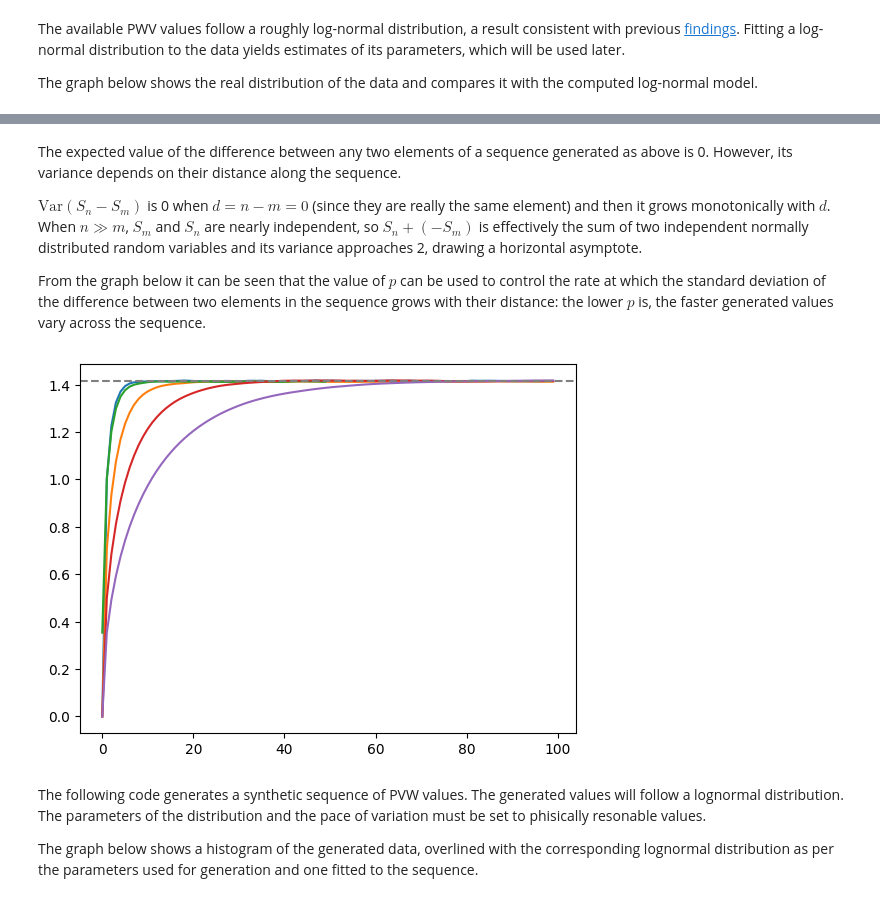
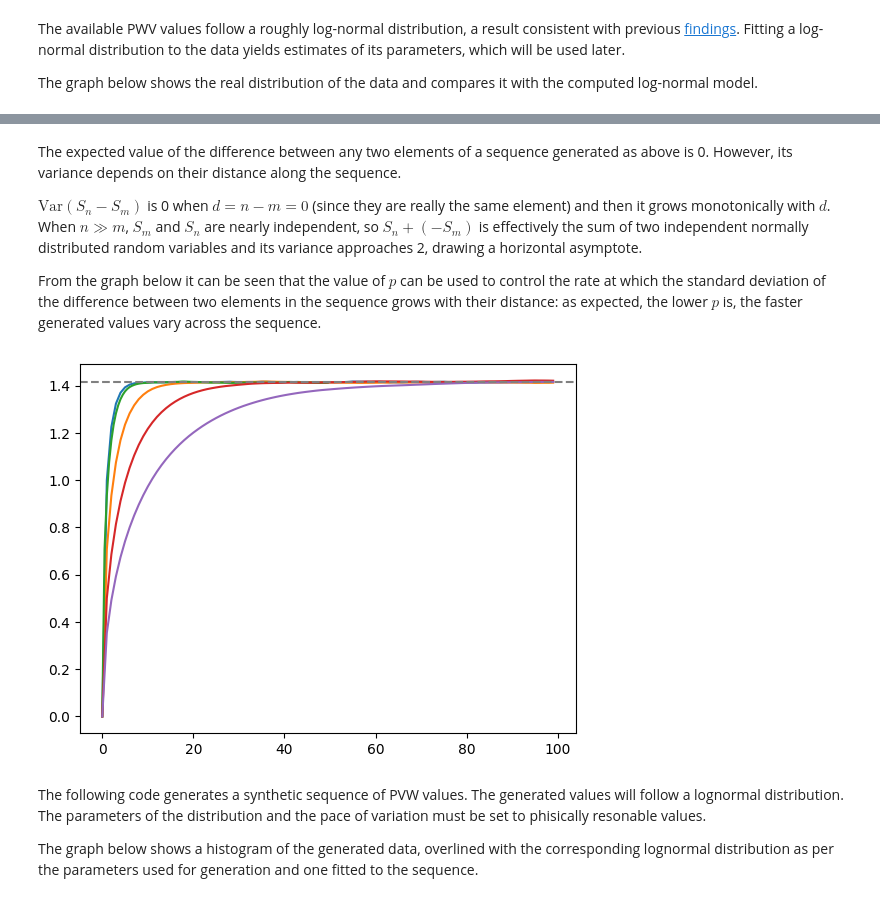
Before and after one commit to Aspie96/AstroTesi, a Jupyter notebook: notebooks/GeneratePVW.ipynb, the cells around one changed output, grey strips where cells are left out. Drawn from its saved outputs; the diff is of its cells as text; code cells hidden in the pictures.

```diff
--- a/notebooks/GeneratePVW.ipynb
+++ b/notebooks/GeneratePVW.ipynb
@@ -123,28 +123,27 @@ The expected value of the difference between any two elements of a sequence gene
 
 $\mathrm{Var}(S_n - S_m)$ is 0 when $d=n-m=0$ (since they are really the same element) and then it grows monotonically with $d$. When $n \gg m$, $S_m$ and $S_n$ are nearly independent, so $S_n + (-S_m)$ is effectively the sum of two independent normally distributed random variables and its variance approaches 2, drawing a horizontal asymptote.
 
-From the graph below it can be seen that the value of $p$ can be used to control the rate at which the standard deviation of the difference between two elements in the sequence grows with their distance: the lower $p$ is, the faster generated values vary across the sequence.
+From the graph below it can be seen that the value of $p$ can be used to control the rate at which the standard deviation of the difference between two elements in the sequence grows with their distance: as expected, the lower $p$ is, the faster generated values vary across the sequence.
 # %%
 for exp in range(1, 5):
 	sequence = gen_process(1000000, 1 - 0.5 ** exp)
 	stds = [0]
 	for i in range(1, 100):
 		diffs = sequence[i:] - sequence[:-i]
 		std = np.sqrt(np.sum(diffs ** 2) / diffs.size)
 		stds.append(std)
 	stds = np.asarray(stds)
 	plt.plot(stds)
 	#plt.show()
 	if exp == 2:
-		stds_means = np.mean(stds.reshape(-1, 2), axis=1)
-		plt.plot(stds_means)
+		plt.plot(np.arange(stds.size / 2, step=0.5), stds)
 		#plt.show()
 
 plt.axhline(y=np.sqrt(2), linestyle="--", color="gray")
 
 plt.show()
 # %% [output]
-[figure, old version]
+[figure, new version]
 # %% [markdown]
 The following code generates a synthetic sequence of PVW values. The generated values will follow a lognormal distribution. The parameters of the distribution and the pace of variation must be set to phisically resonable values.
 
```
Also changed, not shown: parts of 8 cells of this notebook.
